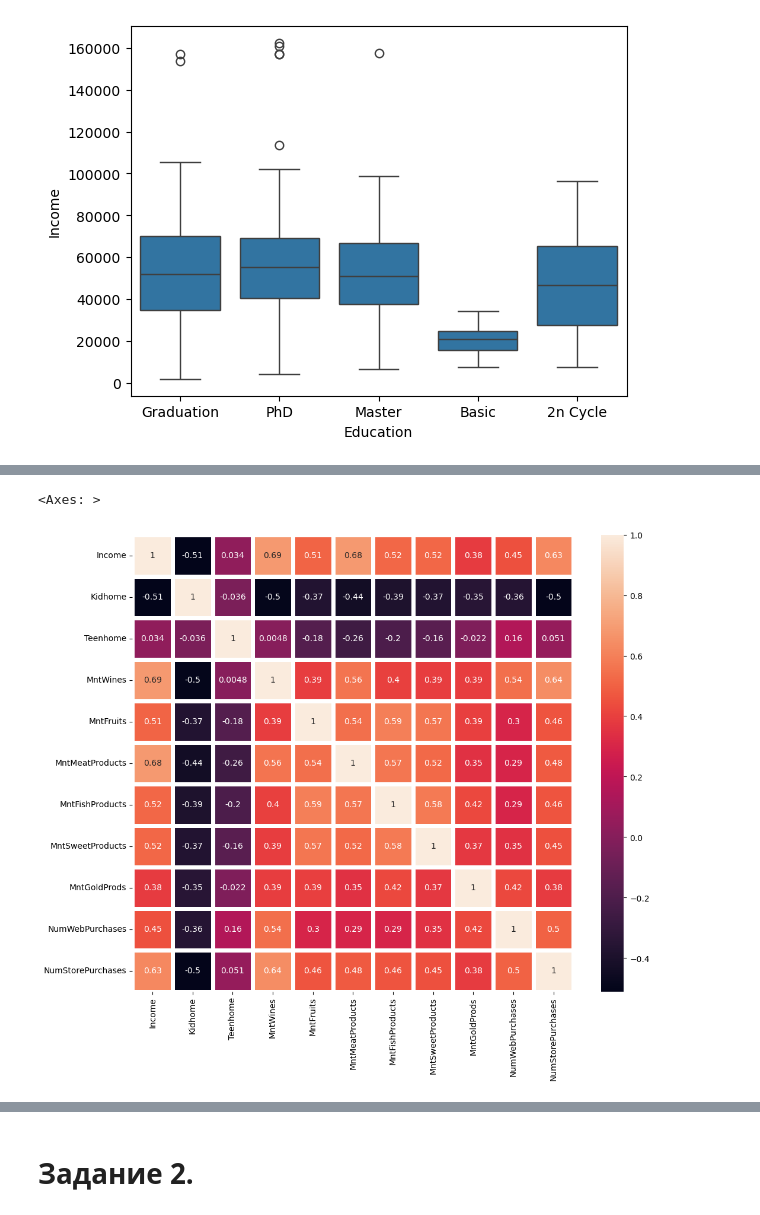
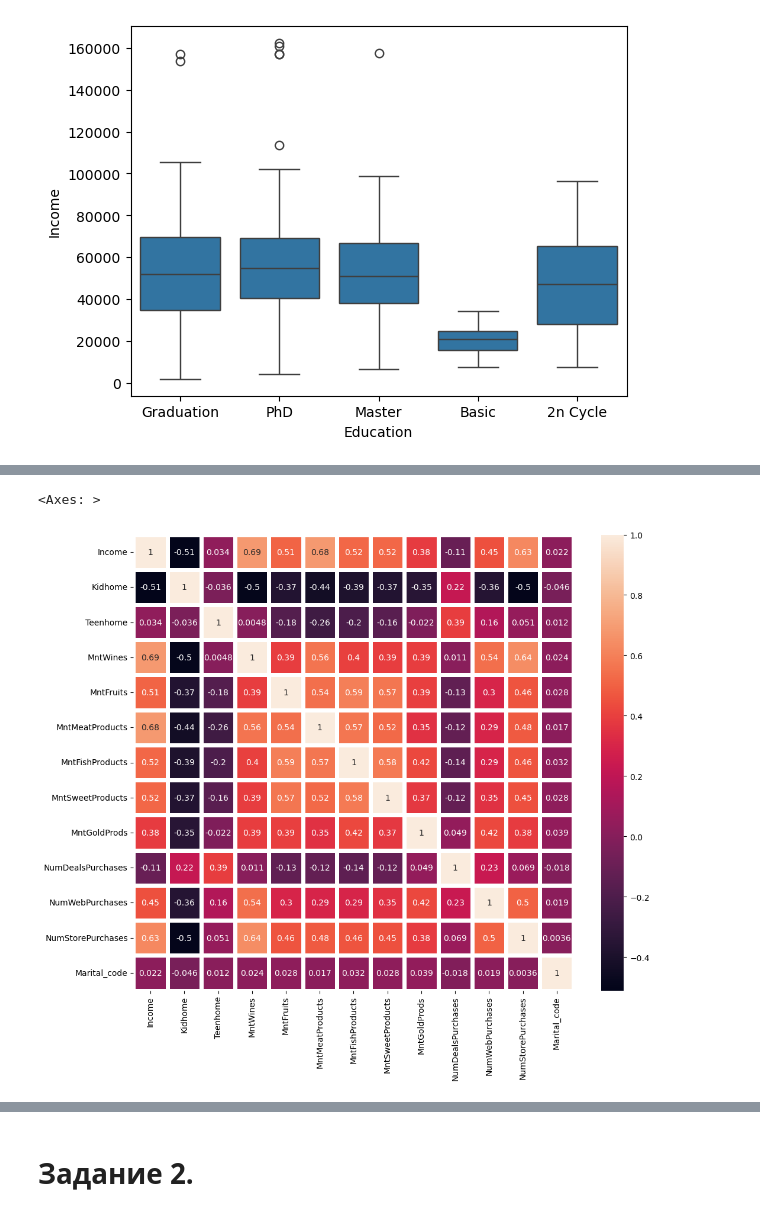
Before and after one commit to Kuma102/pair-work, a Jupyter notebook: Duo_Work.ipynb, the cells around one changed output, grey strips where cells are left out. Cells and saved outputs as stored; diff of their text form; code cells hidden in the pictures.

```diff
--- a/Duo_Work.ipynb
+++ b/Duo_Work.ipynb
@@ -183,5 +175,5 @@ df.describe(include="O")
 | freq | 1127 | 864 | 12 |
 # %%
 # Заполнение пустых занчений на максимальные
-mc['Income'] = df['Income'].fillna(mc['Income'].max())
+df['Income'] = df['Income'].fillna(df['Income'].max())
 # %%
@@ -208,0 +211,4 @@ mc['Income'].max()
+# %%
+# Объеденяем поля в "Single"
+df['Marital_Status'] = df['Marital_Status'].replace(['Alone', 'Absurd', 'YOLO'], 'Single')
+df['Marital_Status'].value_counts()
@@ -237,3 +256,11 @@ sns.boxplot( x=df['Education'], y=df['Income'])
 # %% [output]
 <Axes: xlabel='Education', ylabel='Income'>
 [figure]
+# %%
+# для вывода статистики, добавим новое поле Marital_code
+df['Marital_code']=df['Marital_Status']
+df['Marital_code']=df['Marital_code'].replace('Married', 0)
+df['Marital_code']=df['Marital_code'].replace('Together', 1)
+df['Marital_code']=df['Marital_code'].replace('Single', 2)
+df['Marital_code']=df['Marital_code'].replace('Divorced', 3)
+df['Marital_code']=df['Marital_code'].replace('Widow', 4)
@@ -240,6 +277,6 @@ sns.boxplot( x=df['Education'], y=df['Income'])
 # %%
-mc_corr=mc.corr()
-mc_corr
+df_corr=df[['Income', 'Kidhome', 'Teenhome', 'MntWines', 'MntFruits', 'MntMeatProducts', 'MntFishProducts', 'MntSweetProducts', 'MntGoldProds', 'NumDealsPurchases', 'NumWebPurchases', 'NumStorePurchases', 'Marital_code']].corr()
+df_corr
 # %% [output]
 |  | Income | Kidhome | Teenhome | MntWines | MntFruits | MntMeatProducts | MntFishProducts | MntSweetProducts | ... |
 | Income | 1.000000 | -0.510666 | 0.034137 | 0.685977 | 0.505494 | 0.684311 | 0.518710 | 0.518247 | ... |
@@ -256,6 +295,6 @@ mc_corr
 # %%
 plt.figure(figsize=(12,10))
-sns.heatmap(data=mc_corr, annot=True, linewidths=5)
+sns.heatmap(data=df_corr, annot=True, linewidths=5)
 # %% [output]
 <Axes: >
-[figure, old version]
+[figure, new version]
```
Also changed, not shown: parts of 35 cells of this notebook.
